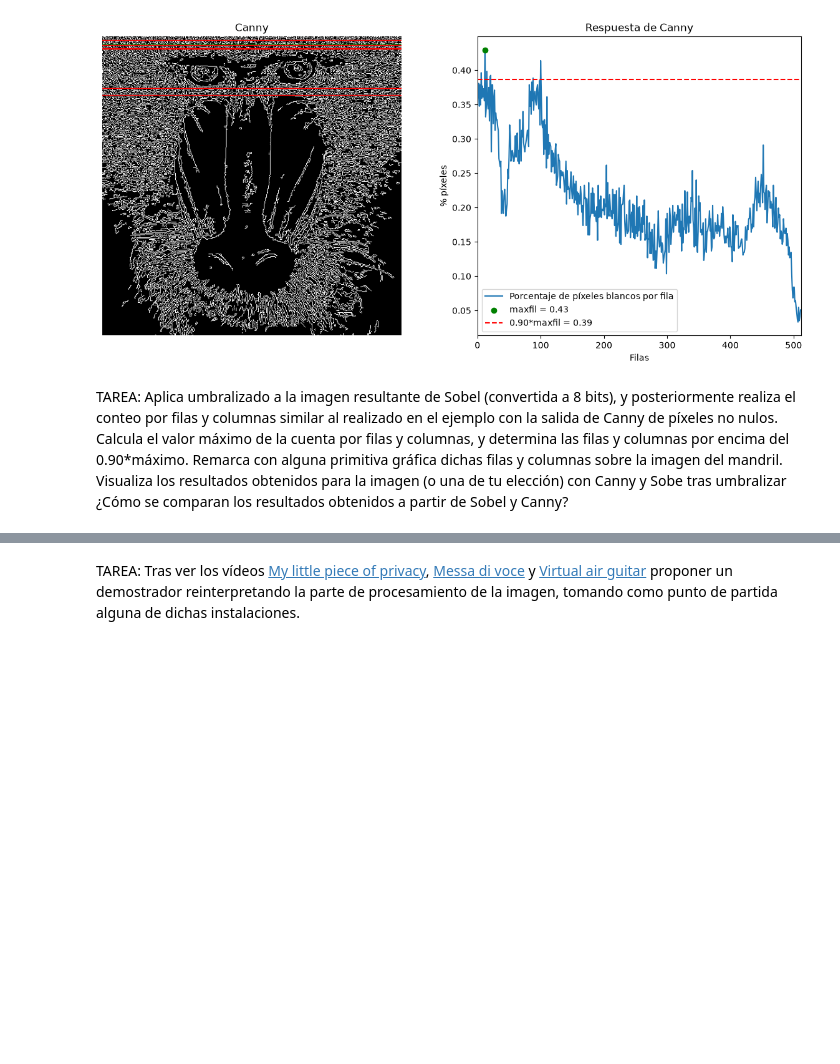
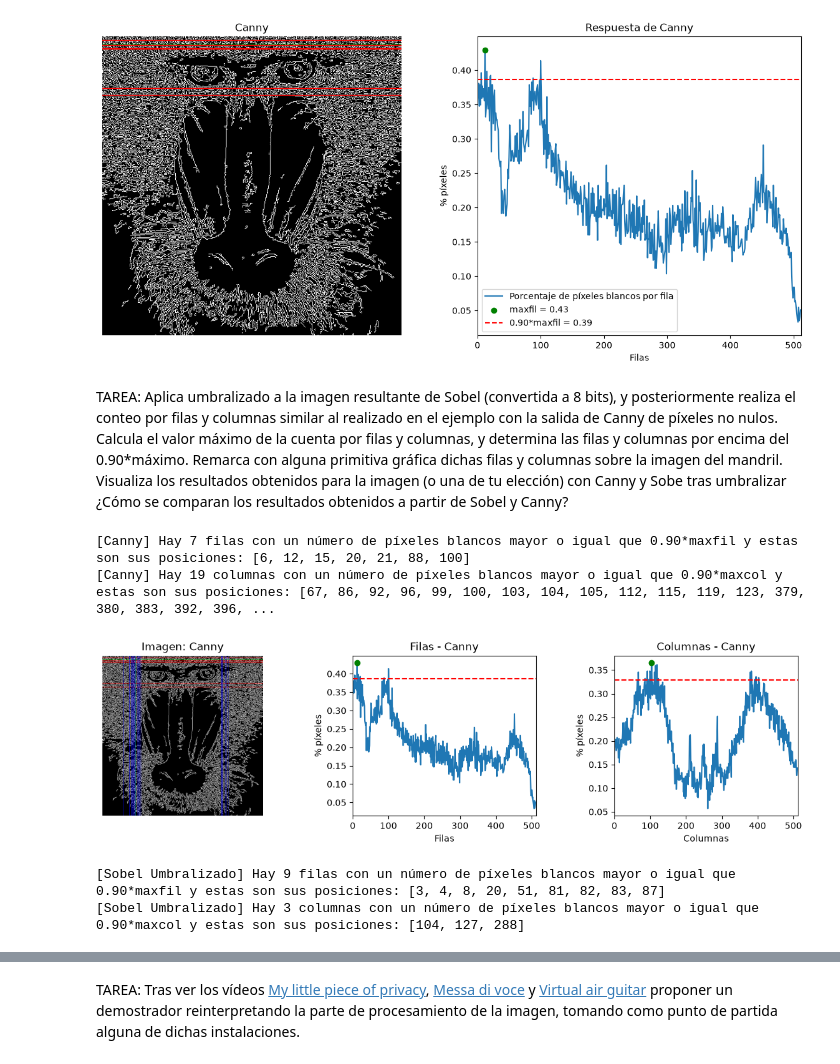
Before and after one commit to UbayBatista/VC, a Jupyter notebook: P2/VC_P2.ipynb, the cells around one changed output, grey strips where cells are left out. Cells and saved outputs as stored; diff of their text form; code cells hidden in the pictures; blank space fills up the shorter version.

Commit message:
P2: Implement row/column analysis, threshold highlighting and Canny-Sobel comparison

```diff
--- a/P2/VC_P2.ipynb
+++ b/P2/VC_P2.ipynb
@@ -78,0 +179,80 @@ TAREA: Aplica umbralizado a la imagen resultante de Sobel (convertida a 8 bits),
+# %%
+# Leemos la imagen del archivo
+img = cv2.imread('images/mandril.jpg')
+
+# Si hay lectura correcta
+if img is not None:
+    # Conversión de la imagen a niveles de grises de la imagen original en BGR
+    gris = cv2.cvtColor(img, cv2.COLOR_BGR2GRAY)
+
+    # --- PROCESO DE CANNY ---
+
+    # Obtenemos los contornos con el operador de Canny
+    # Parámetros: imagen de entrada, umbral inferior, umbral superior
+    canny = cv2.Canny(gris, 100, 200)
+
+    # Calculamos los píxeles blancos por fila/columna y resaltamos las filas/columnas que cumplen el umbral
+    rows_canny, cols_canny = get_rows_columns(canny)
+    canny_bgr, idx_rows_canny, idx_cols_canny = highlight_rows_columns(canny, rows_canny, cols_canny)
+
+    print(f"[Canny] Hay {len(idx_rows_canny)} filas con un número de píxeles blancos mayor o igual que 0.90*maxfil y estas son sus posiciones: {idx_rows_canny}")
+    print(f"[Canny] Hay {len(idx_cols_canny)} columnas con un número de píxeles blancos mayor o igual que 0.90*maxcol y estas son sus posiciones: {idx_cols_canny}")
+
+    # Mostramos las gráficas para Canny
+    plot_results(canny_bgr, rows_canny, cols_canny, "Canny")
+
+    # --- PROCESO DE SOBEL ---
+
+    # Gaussiana para suavizar la imagen original, eliminando altas frecuencias
+    ggris = cv2.GaussianBlur(gris, (3, 3), 0)
+
+    # Calcula en ambas direcciones (horizontal y vertical)
+    sobelx = cv2.Sobel(ggris, cv2.CV_64F, 1, 0)  # x
+    sobely = cv2.Sobel(ggris, cv2.CV_64F, 0, 1)  # y
+
+    # Combina ambos resultados
+    sobel = cv2.add(sobelx, sobely)
+
+    # Conversión a byte con openCV
+    sobel8 = cv2.convertScaleAbs(sobel)
+
+    # Definimos el valor del umbral
+    valorUmbral = 127
+
+    # Obtenemos la imagen sobel8 umbralizada para dicho valor definido
+    _, imagenSobelUmbralizada = cv2.threshold(sobel8, valorUmbral, 255, cv2.THRESH_BINARY)
+
+    # Calculamos los píxeles blancos por fila/columna y resaltamos las filas/columnas que cumplen el umbral
+    rows_sobel, cols_sobel = get_rows_columns(imagenSobelUmbralizada)
+    sobel_bgr, idx_rows_sobel, idx_cols_sobel = highlight_rows_columns(imagenSobelUmbralizada, rows_sobel, cols_sobel)
+
+    print(f"[Sobel Umbralizado] Hay {len(idx_rows_sobel)} filas con un número de píxeles blancos mayor o igual que 0.90*maxfil y estas son sus posiciones: {idx_rows_sobel}")
+    print(f"[Sobel Umbralizado] Hay {len(idx_cols_sobel)} columnas con un número de píxeles blancos mayor o igual que 0.90*maxcol y estas son sus posiciones: {idx_cols_sobel}")
+
+    # Mostramos las gráficas para Sobel Umbralizado
+    plot_results(sobel_bgr, rows_sobel, cols_sobel, "Sobel Umbralizado")
+
+    # --- COMPARATIVA FINAL ---
+
+    # Mostramos la comparación de la imagen de Canny y la imagen de Sobel Umbralizada
+    plt.figure(figsize=(10, 5))
+    plt.subplot(1, 2, 1)
+    plt.axis("off")
+    plt.title("Resultado Canny")
+    plt.imshow(cv2.cvtColor(canny_bgr, cv2.COLOR_BGR2RGB))
+
+    plt.subplot(1, 2, 2)
+    plt.axis("off")
+    plt.title("Resultado Sobel Umbralizado")
+    plt.imshow(cv2.cvtColor(sobel_bgr, cv2.COLOR_BGR2RGB))
+    plt.tight_layout()
+    plt.show()
+
+else:
+    print('Imagen no encontrada')
+# %% [output]
+[Canny] Hay 7 filas con un número de píxeles blancos mayor o igual que 0.90*maxfil y estas son sus posiciones: [6, 12, 15, 20, 21, 88, 100]
+[Canny] Hay 19 columnas con un número de píxeles blancos mayor o igual que 0.90*maxcol y estas son sus posiciones: [67, 86, 92, 96, 99, 100, 103, 104, 105, 112, 115, 119, 123, 379, 380, 383, 392, 396, ...
+[figure, added]
+[Sobel Umbralizado] Hay 9 filas con un número de píxeles blancos mayor o igual que 0.90*maxfil y estas son sus posiciones: [3, 4, 8, 20, 51, 81, 82, 83, 87]
+[Sobel Umbralizado] Hay 3 columnas con un número de píxeles blancos mayor o igual que 0.90*maxcol y estas son sus posiciones: [104, 127, 288]
```
Also changed, not shown: parts of 2 cells of this notebook.
